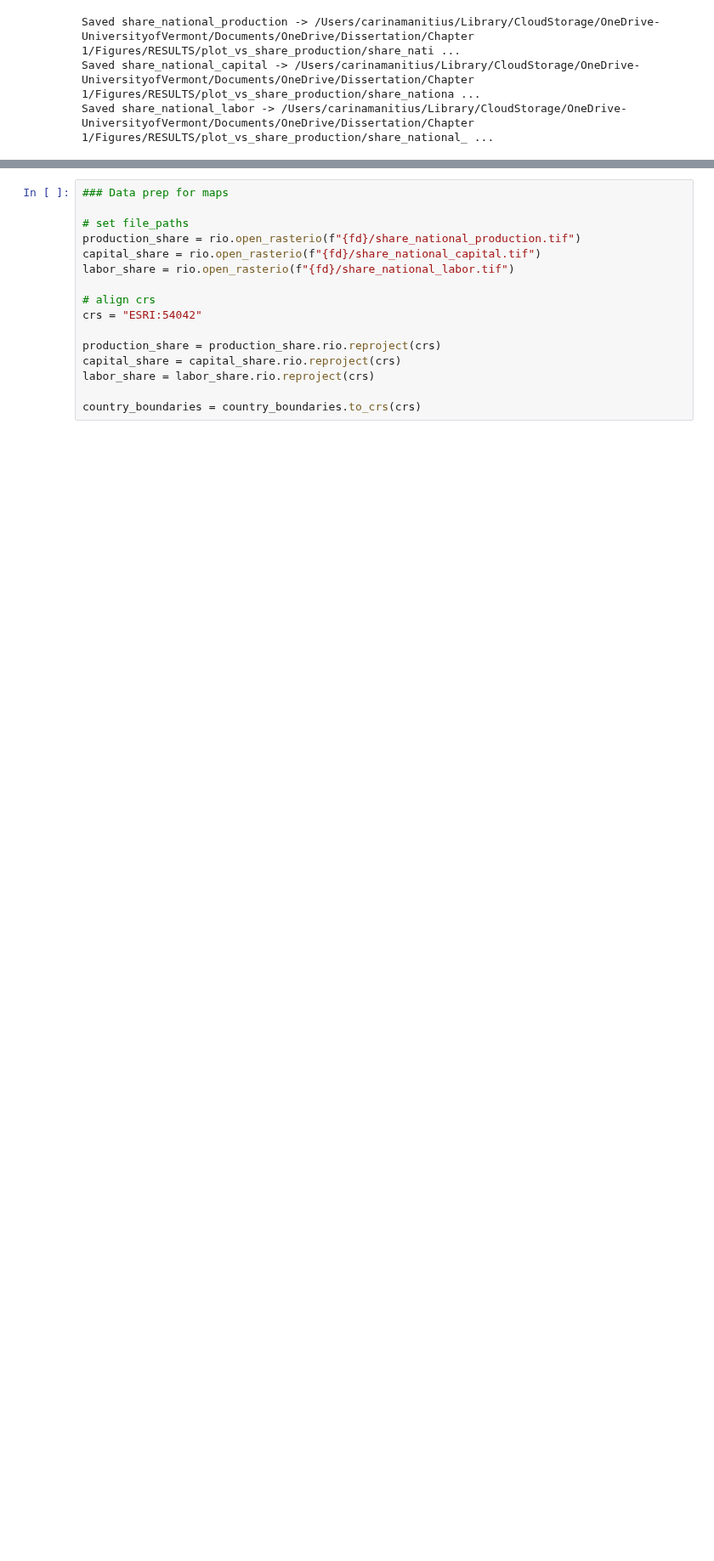
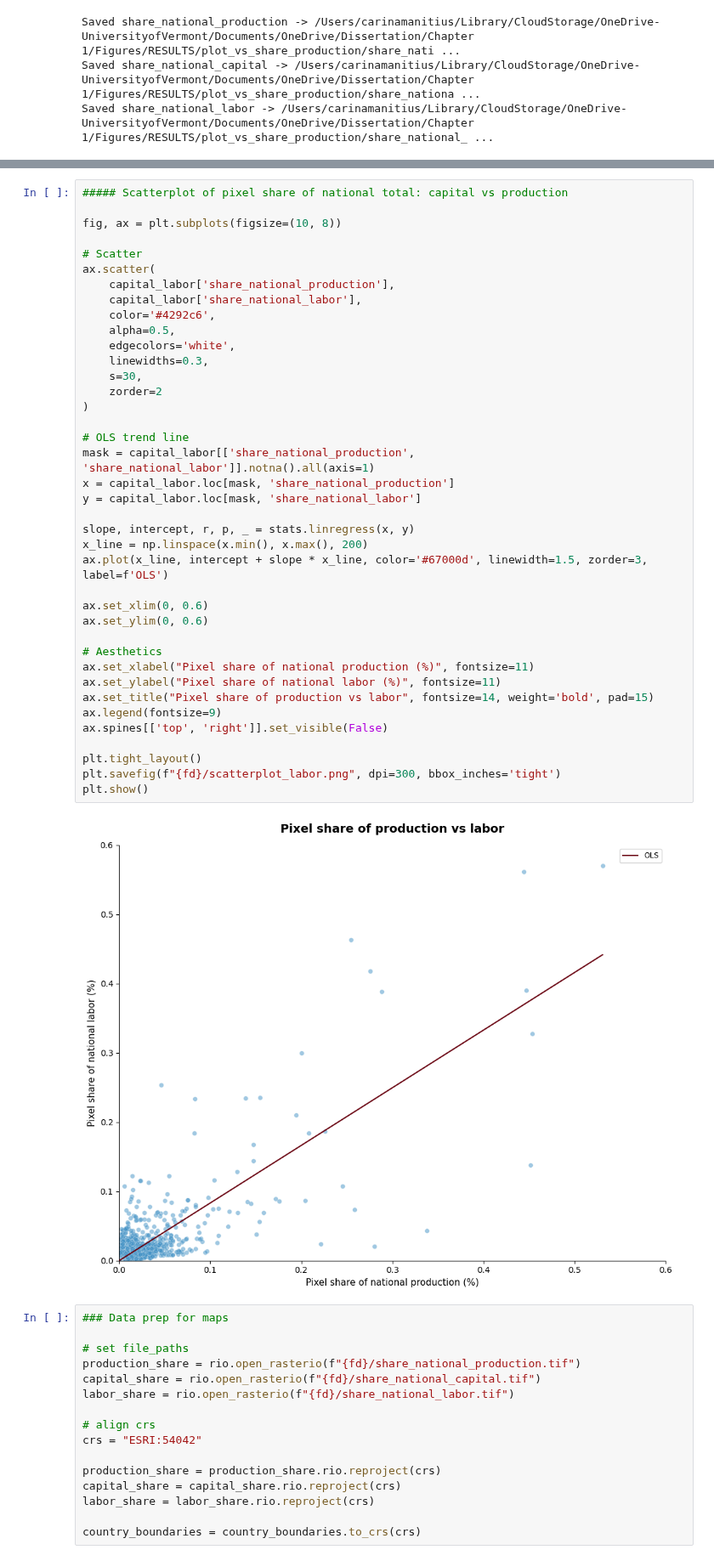
Before and after one commit to carinamani/AgDownscaling, a Jupyter notebook: 04_FIGURES/scatterplot_vs_share_production.ipynb, the cells around one changed output, grey strips where cells are left out. Shown at 85% size. Saved outputs shown, nothing was run; the diff lists cells and outputs as text; blank space fills up the shorter version.

```diff
--- a/04_FIGURES/scatterplot_vs_share_production.ipynb
+++ b/04_FIGURES/scatterplot_vs_share_production.ipynb
@@ -140,3 +143,44 @@ plt.show()
+# %%
+##### Scatterplot of pixel share of national total: capital vs production
+
+fig, ax = plt.subplots(figsize=(10, 8))
+
+# Scatter
+ax.scatter(
+    capital_labor['share_national_production'],
+    capital_labor['share_national_labor'],
+    color='#4292c6',
+    alpha=0.5,
+    edgecolors='white',
+    linewidths=0.3,
+    s=30,
+    zorder=2
+)
+
+# OLS trend line
+mask = capital_labor[['share_national_production', 'share_national_labor']].notna().all(axis=1)
+x = capital_labor.loc[mask, 'share_national_production']
+y = capital_labor.loc[mask, 'share_national_labor']
+
+slope, intercept, r, p, _ = stats.linregress(x, y)
+x_line = np.linspace(x.min(), x.max(), 200)
+ax.plot(x_line, intercept + slope * x_line, color='#67000d', linewidth=1.5, zorder=3, label=f'OLS')
+
+ax.set_xlim(0, 0.6)
+ax.set_ylim(0, 0.6)
+
+# Aesthetics
+ax.set_xlabel("Pixel share of national production (%)", fontsize=11)
+ax.set_ylabel("Pixel share of national labor (%)", fontsize=11)
+ax.set_title("Pixel share of production vs labor", fontsize=14, weight='bold', pad=15)
+ax.legend(fontsize=9)
+ax.spines[['top', 'right']].set_visible(False)
+
+plt.tight_layout()
+plt.savefig(f"{fd}/scatterplot_labor.png", dpi=300, bbox_inches='tight')
+plt.show()
+# %% [output]
+[figure, added]
 # %%
 ### Data prep for maps
 
```
Also changed, not shown: parts of 2 cells of this notebook.
